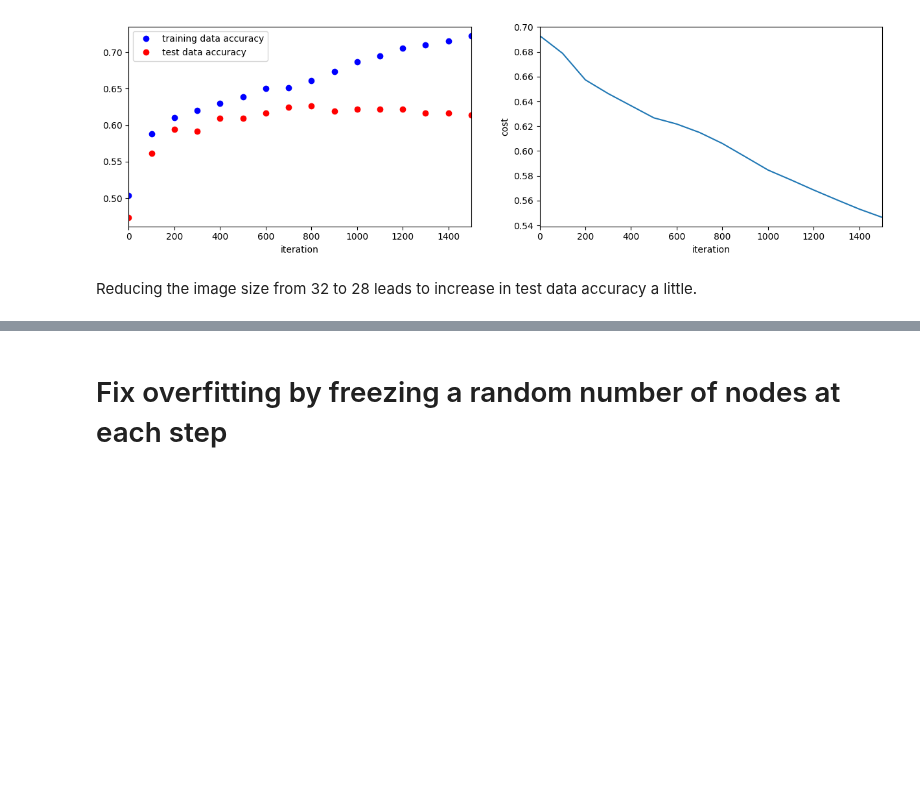
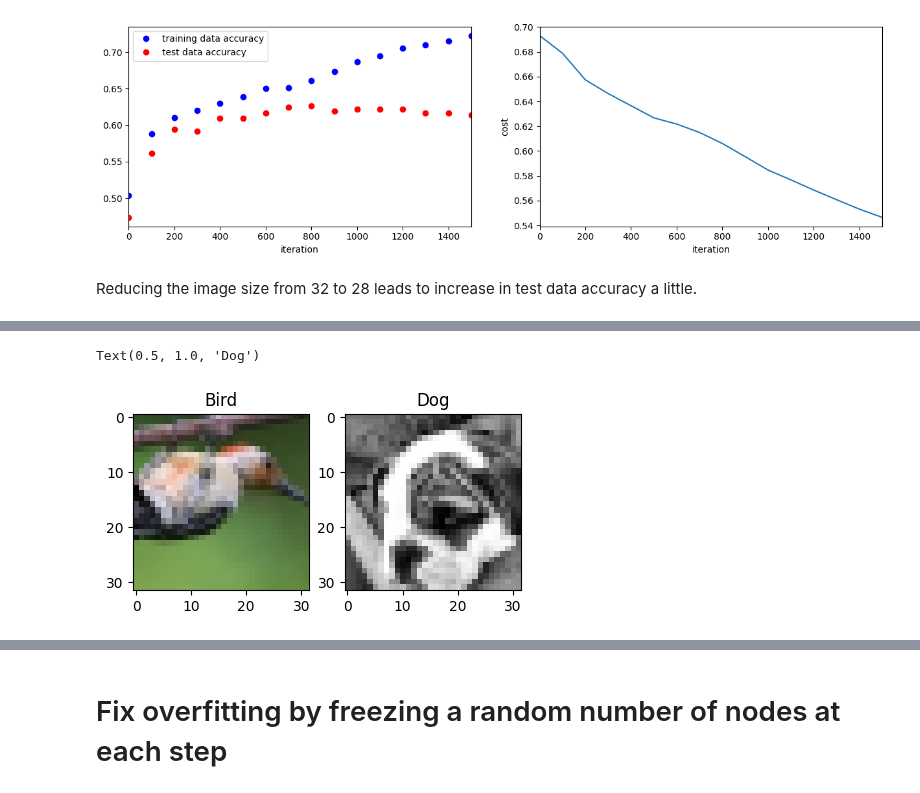
Before and after one commit to myngoc-trg/BERN02---Computational-Science-Reproducible-Data-Science-and-Statistical-Learning, a Jupyter notebook: Labs/Neural_Networks/NeuralNetworks_1.ipynb, the cells around one changed output, grey strips where cells are left out. Drawn from its saved outputs; the diff is of its cells as text; code cells hidden in the pictures; blank space fills up the shorter version.

```diff
--- a/Labs/Neural_Networks/NeuralNetworks_1.ipynb
+++ b/Labs/Neural_Networks/NeuralNetworks_1.ipynb
@@ -504,17 +514,20 @@ print('Output classes : ', classes)
 # %%
 plt.figure(figsize=[5,5])
 def naming(key):
     if key==1:return 'Dog'
     elif key==0: return 'Bird'
     else: raise
 # Display the first image in training data
 plt.subplot(121)
-plt.imshow(train_x[0,:,:,:])
-plt.title("{}".format(naming(train_y[0])))
+plt.imshow(train_x[101,:,:,:])
+plt.title("{}".format(naming(train_y[101])))
 # Display the first image in testing data
 plt.subplot(122)
-plt.imshow(test_x[0,:,:,:])
-plt.title("{}".format(naming(test_y[0])))
+plt.imshow(test_x[101,:,:,:])
+plt.title("{}".format(naming(test_y[101])))
+# %% [output]
+Text(0.5, 1.0, 'Dog')
+[figure, added]
 # %%
 train_x = train_x.reshape(-1, 32,32, 3)
 test_x = test_x.reshape(-1, 32,32, 3)
```
Also changed, not shown: parts of 13 cells of this notebook.
